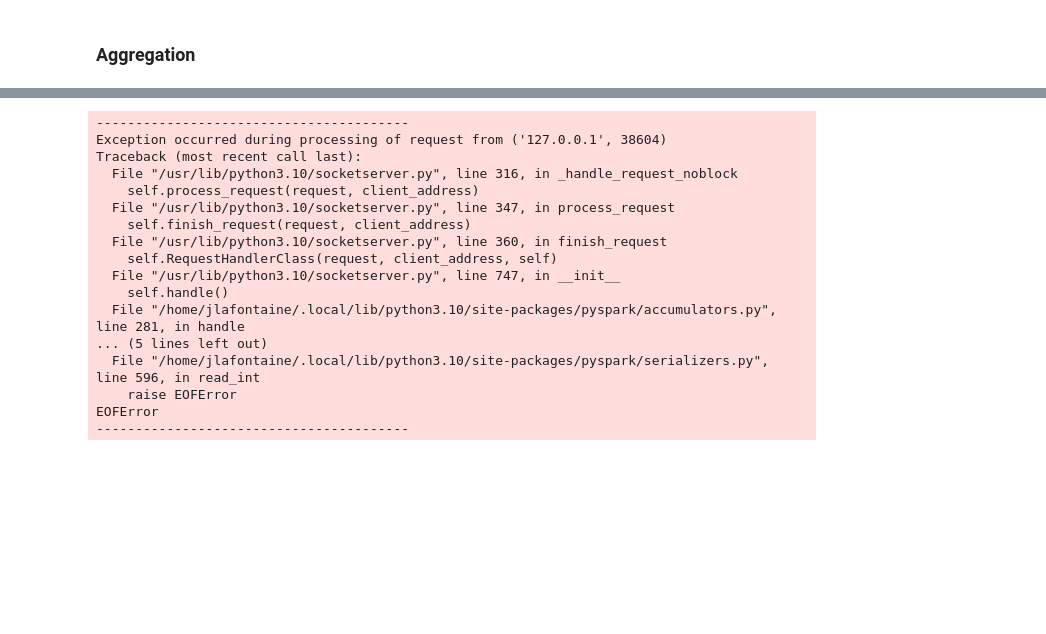
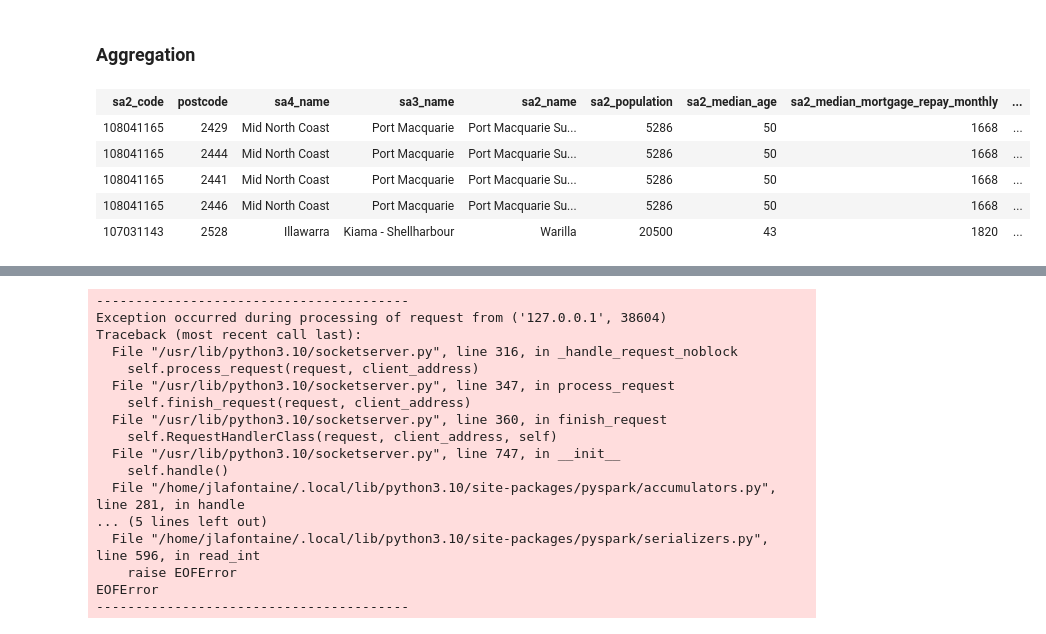
Before and after one commit to jameslafontaine/unimelb-mast30034-industry-project, a Jupyter notebook: notebooks/preprocessing/ETL.ipynb, the cells around one changed output, grey strips where cells are left out. Saved outputs shown, nothing was run; the diff lists cells and outputs as text; code cells hidden in the pictures; blank space fills up the shorter version.

```diff
--- a/notebooks/preprocessing/ETL.ipynb
+++ b/notebooks/preprocessing/ETL.ipynb
@@ -1045,0 +1047,9 @@ sa2_combined = sa2_to_postcode_clean.join(sa2_pops_clean, on='sa2_code', how='in
+# %%
+sa2_combined.limit(5)
+# %% [output]
+| sa2_code | postcode | sa4_name | sa3_name | sa2_name | sa2_population | sa2_median_age | sa2_median_mortgage_repay_monthly | ... |
+| 108041165 | 2429 | Mid North Coast | Port Macquarie | Port Macquarie Su... | 5286 | 50 | 1668 | ... |
+| 108041165 | 2444 | Mid North Coast | Port Macquarie | Port Macquarie Su... | 5286 | 50 | 1668 | ... |
+| 108041165 | 2441 | Mid North Coast | Port Macquarie | Port Macquarie Su... | 5286 | 50 | 1668 | ... |
+| 108041165 | 2446 | Mid North Coast | Port Macquarie | Port Macquarie Su... | 5286 | 50 | 1668 | ... |
+| 107031143 | 2528 | Illawarra | Kiama - Shellharbour | Warilla | 20500 | 43 | 1820 | ... |
```
Also changed, not shown: parts of 16 cells of this notebook, 1 other file.
